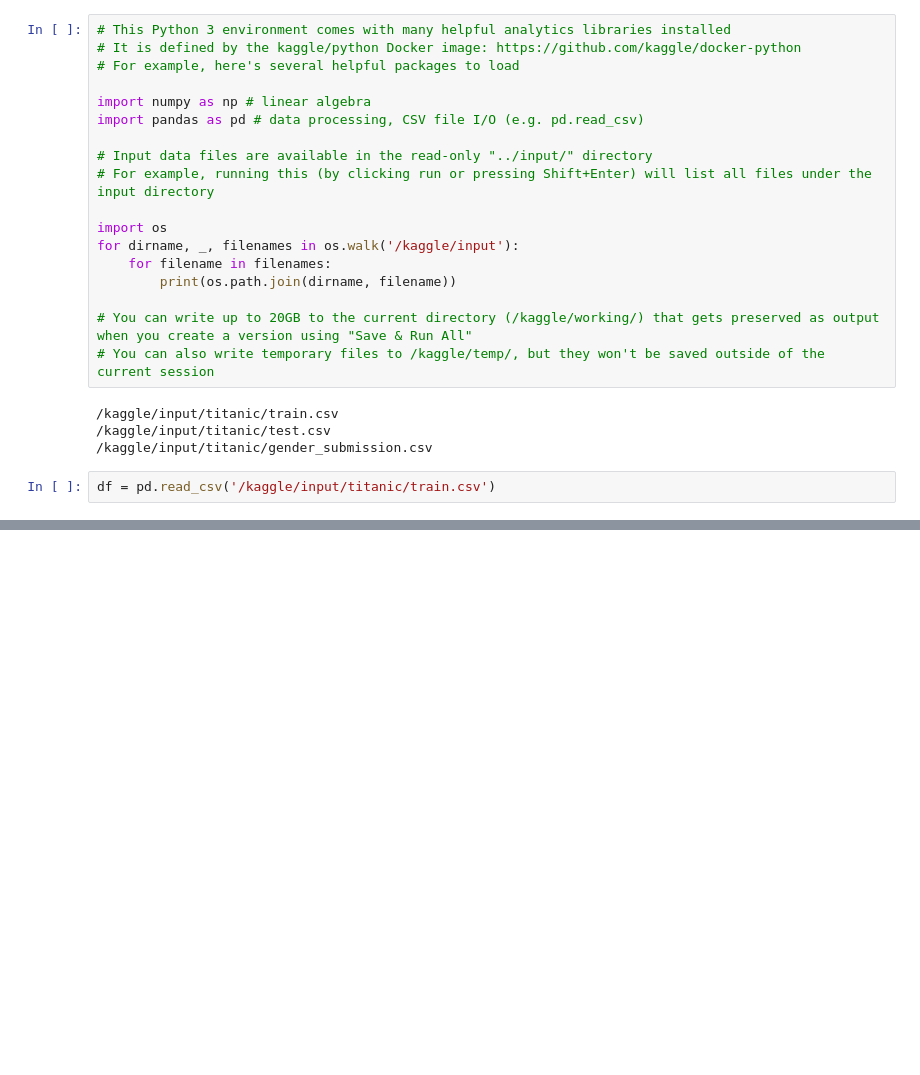
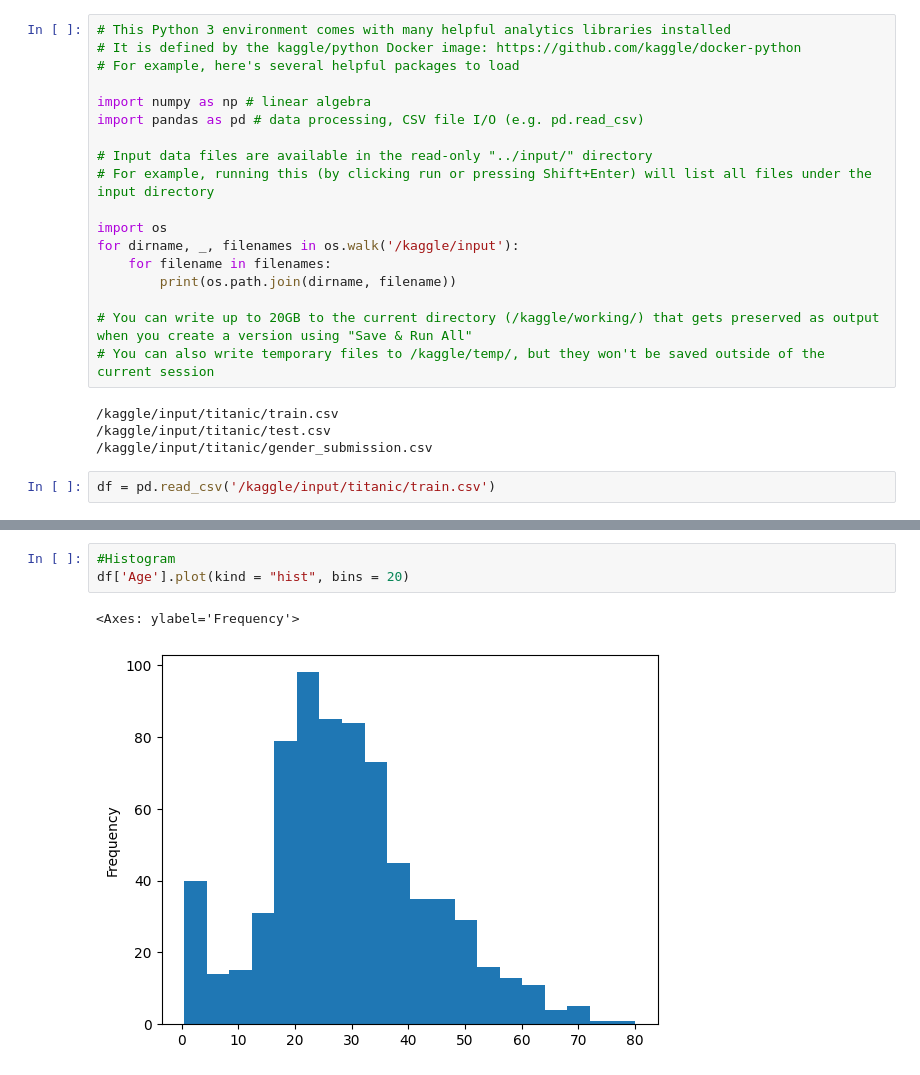
Before and after one commit to NityaVerma19/EDA-on-titanic-dataset, a Jupyter notebook: eda-extracting-insights.ipynb, the cells around one changed output, grey strips where cells are left out. Saved outputs shown, nothing was run; the diff lists cells and outputs as text; blank space fills up the shorter version.

```diff
--- a/eda-extracting-insights.ipynb
+++ b/eda-extracting-insights.ipynb
@@ -33,0 +55,6 @@ df.head()
+# %%
+#Histogram
+df['Age'].plot(kind = "hist", bins = 20)
+# %% [output]
+<Axes: ylabel='Frequency'>
+[figure, added]
```
Also changed, not shown: parts of 11 cells of this notebook.
